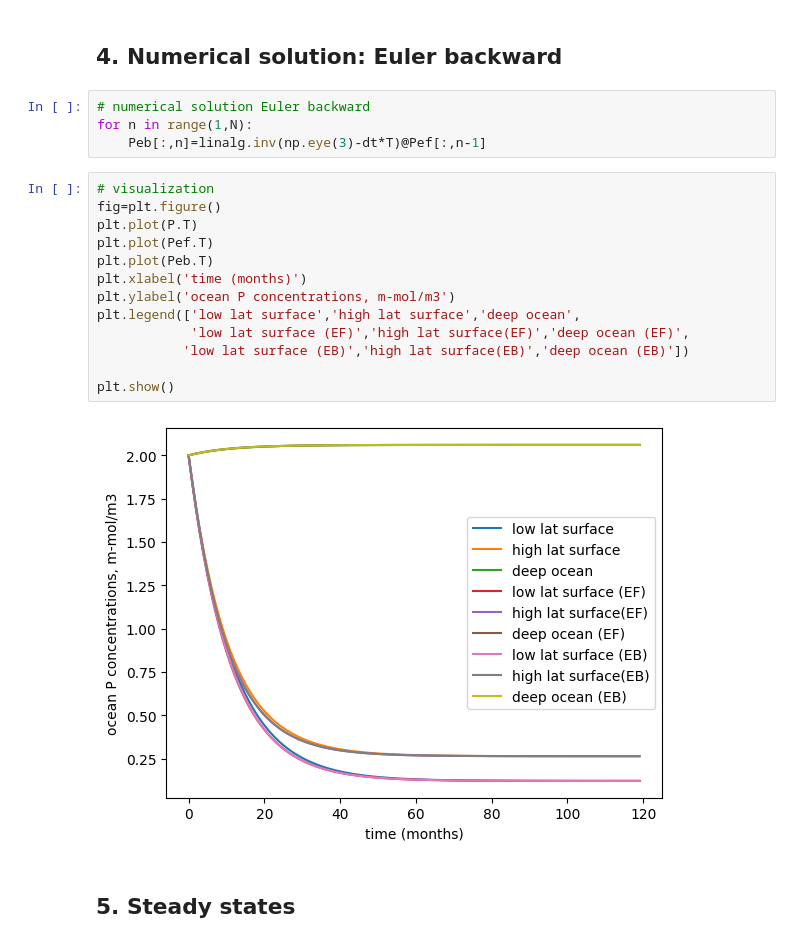
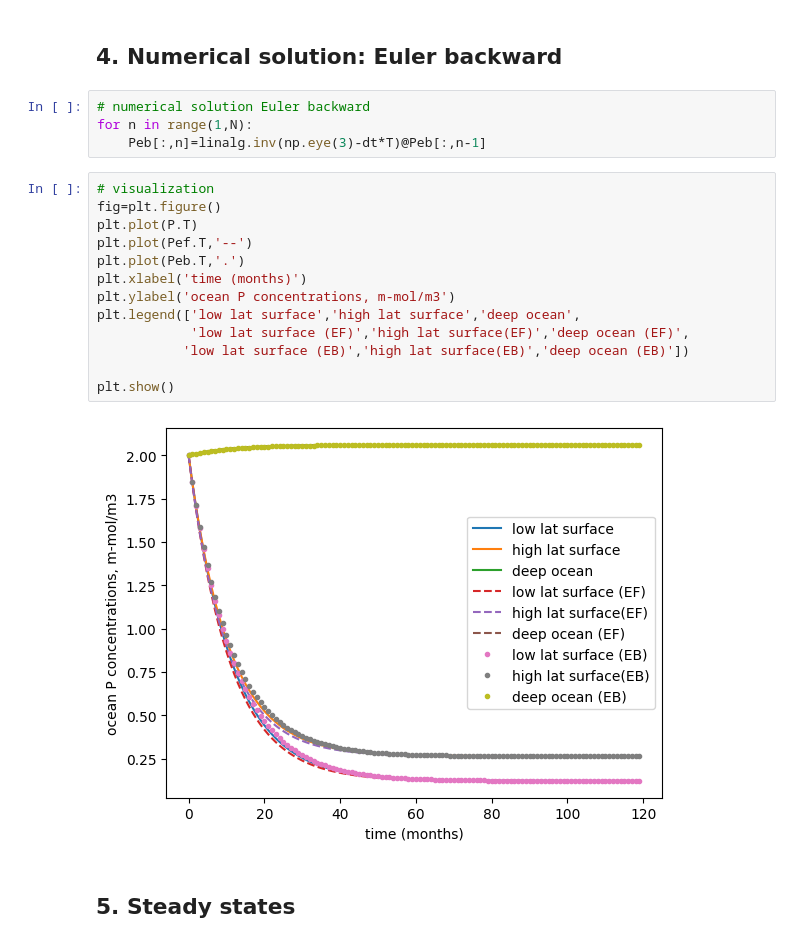
Before and after one commit to takaito1/EAS4821_S2024, a Jupyter notebook: scripts/Week12_ocean_P_model.ipynb, the cells around one changed output. Cells and saved outputs as stored; diff of their text form.

```diff
--- a/scripts/Week12_ocean_P_model.ipynb
+++ b/scripts/Week12_ocean_P_model.ipynb
@@ -108,22 +108,22 @@ plt.show()
 # %%
 # numerical solution Euler backward
 for n in range(1,N):
-    Peb[:,n]=linalg.inv(np.eye(3)-dt*T)@Pef[:,n-1]
+    Peb[:,n]=linalg.inv(np.eye(3)-dt*T)@Peb[:,n-1]
 # %%
 # visualization
 fig=plt.figure()
 plt.plot(P.T)
-plt.plot(Pef.T)
-plt.plot(Peb.T)
+plt.plot(Pef.T,'--')
+plt.plot(Peb.T,'.')
 plt.xlabel('time (months)')
 plt.ylabel('ocean P concentrations, m-mol/m3')
 plt.legend(['low lat surface','high lat surface','deep ocean',
             'low lat surface (EF)','high lat surface(EF)','deep ocean (EF)',
            'low lat surface (EB)','high lat surface(EB)','deep ocean (EB)'])
 
 plt.show()
 # %% [output]
-[figure, old version]
+[figure, new version]
 # %% [markdown]
 ## 5. Steady states
 # %%
```
Also changed, not shown: parts of 2 cells of this notebook.
